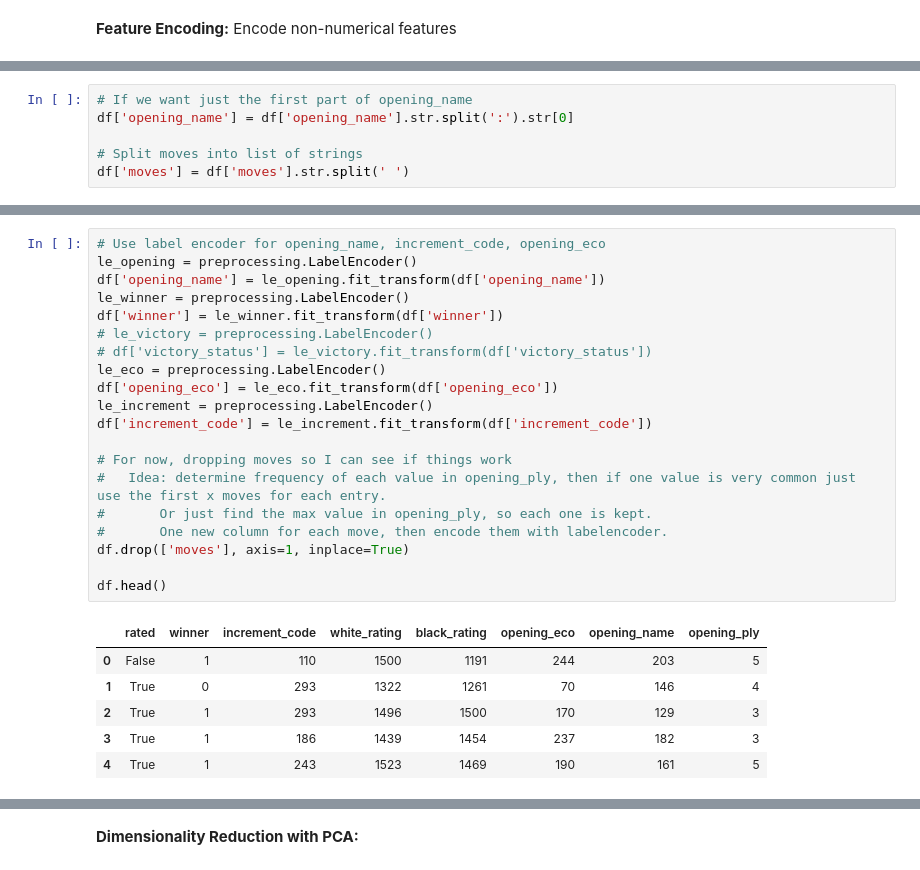
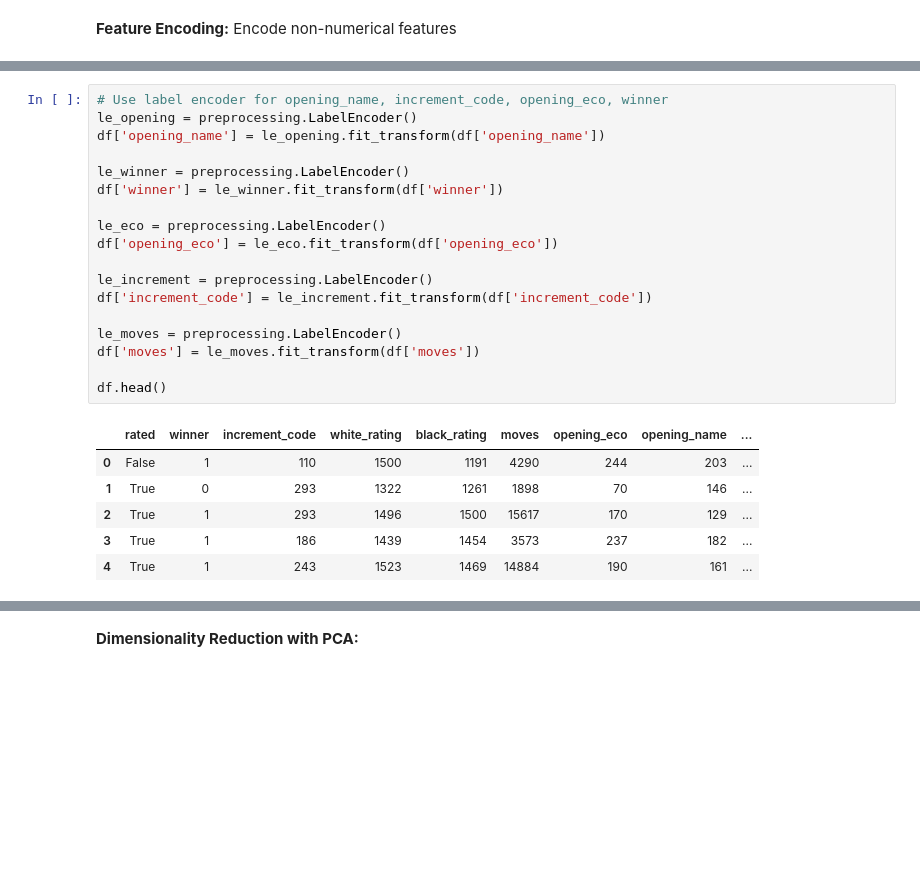
Before and after one commit to brysonbien/Chess-Opening-ML, a Jupyter notebook: mid_check_2.ipynb, the cells around one changed output, grey strips where cells are left out. Drawn from its saved outputs; the diff is of its cells as text; blank space fills up the shorter version.

```diff
--- a/mid_check_2.ipynb
+++ b/mid_check_2.ipynb
@@ -46,6 +72,0 @@ print(df['moves'].nunique())
-# %%
-# If we want just the first part of opening_name
-df['opening_name'] = df['opening_name'].str.split(':').str[0]
-
-# Split moves into list of strings
-df['moves'] = df['moves'].str.split(' ')
@@ -62,27 +73,25 @@ df = df[df['winner'] != 'draw']
 # %%
-# Use label encoder for opening_name, increment_code, opening_eco
+# Use label encoder for opening_name, increment_code, opening_eco, winner
 le_opening = preprocessing.LabelEncoder()
 df['opening_name'] = le_opening.fit_transform(df['opening_name'])
+
 le_winner = preprocessing.LabelEncoder()
 df['winner'] = le_winner.fit_transform(df['winner'])
-# le_victory = preprocessing.LabelEncoder()
-# df['victory_status'] = le_victory.fit_transform(df['victory_status'])
+
 le_eco = preprocessing.LabelEncoder()
 df['opening_eco'] = le_eco.fit_transform(df['opening_eco'])
+
 le_increment = preprocessing.LabelEncoder()
 df['increment_code'] = le_increment.fit_transform(df['increment_code'])
 
-# For now, dropping moves so I can see if things work
-#   Idea: determine frequency of each value in opening_ply, then if one value is very common just use the first x moves for each entry.
-#       Or just find the max value in opening_ply, so each one is kept.
-#       One new column for each move, then encode them with labelencoder.
-df.drop(['moves'], axis=1, inplace=True)
+le_moves = preprocessing.LabelEncoder()
+df['moves'] = le_moves.fit_transform(df['moves'])
 
 df.head()
 # %% [output]
-|  | rated | winner | increment_code | white_rating | black_rating | opening_eco | opening_name | opening_ply |
-| 0 | False | 1 | 110 | 1500 | 1191 | 244 | 203 | 5 |
-| 1 | True | 0 | 293 | 1322 | 1261 | 70 | 146 | 4 |
-| 2 | True | 1 | 293 | 1496 | 1500 | 170 | 129 | 3 |
-| 3 | True | 1 | 186 | 1439 | 1454 | 237 | 182 | 3 |
-| 4 | True | 1 | 243 | 1523 | 1469 | 190 | 161 | 5 |
+|  | rated | winner | increment_code | white_rating | black_rating | moves | opening_eco | opening_name | ... |
+| 0 | False | 1 | 110 | 1500 | 1191 | 4290 | 244 | 203 | ... |
+| 1 | True | 0 | 293 | 1322 | 1261 | 1898 | 70 | 146 | ... |
+| 2 | True | 1 | 293 | 1496 | 1500 | 15617 | 170 | 129 | ... |
+| 3 | True | 1 | 186 | 1439 | 1454 | 3573 | 237 | 182 | ... |
+| 4 | True | 1 | 243 | 1523 | 1469 | 14884 | 190 | 161 | ... |
```
Also changed, not shown: parts of 49 cells of this notebook.
